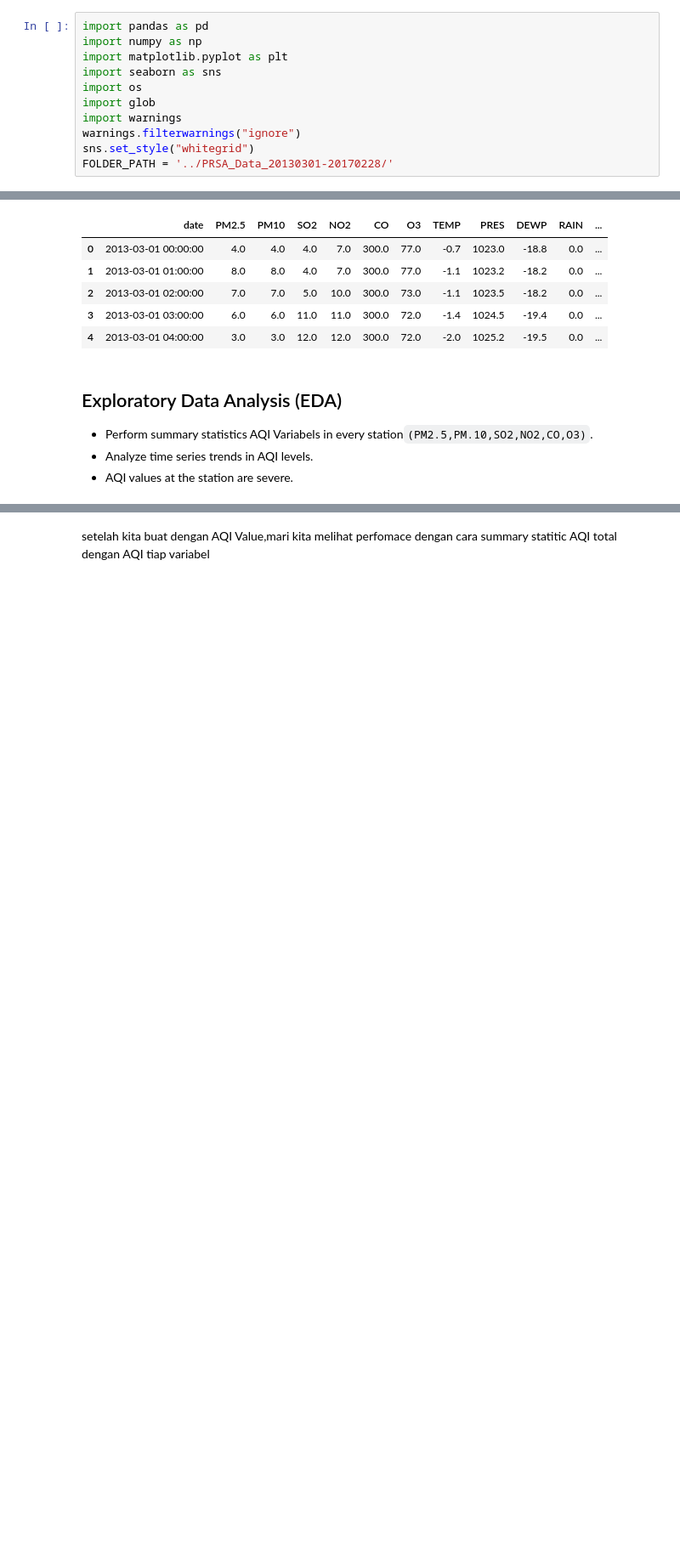
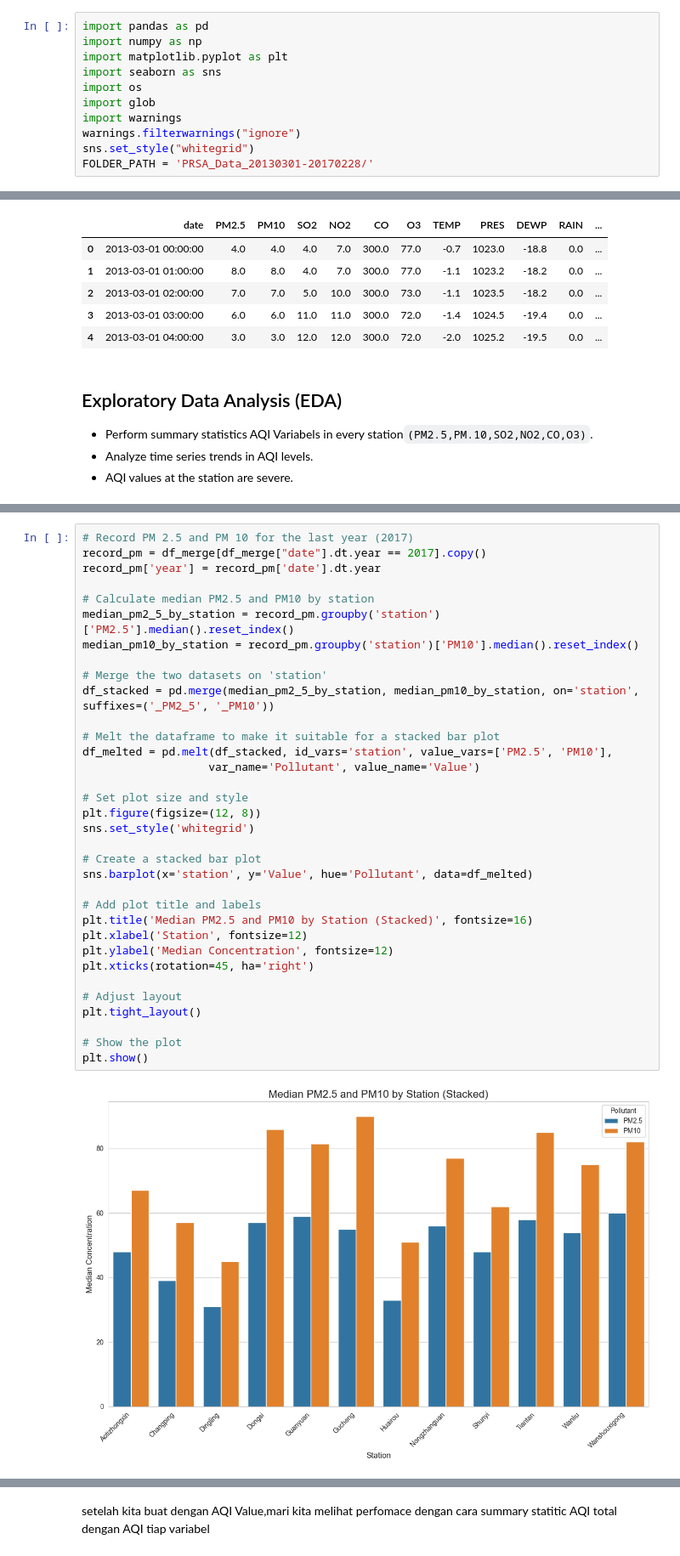
Before and after one commit to kayabaakihiko13/Tugas-Analytic-Dicoding, a Jupyter notebook: data_analytics.ipynb, the cells around one changed output, grey strips where cells are left out. Shown at 85% size. Drawn from its saved outputs; the diff is of its cells as text; blank space fills up the shorter version.

```diff
--- a/notebook/data_analytics.ipynb
+++ b/data_analytics.ipynb
@@ -18,7 +18,7 @@ import glob
 import warnings
 warnings.filterwarnings("ignore")
 sns.set_style("whitegrid")
-FOLDER_PATH = '../PRSA_Data_20130301-20170228/'
+FOLDER_PATH = 'PRSA_Data_20130301-20170228/'
 # %%
 csv_files = glob.glob(os.path.join(FOLDER_PATH, '*.csv'))
 
@@ -177,0 +180,36 @@ df_merge.head()
+# %%
+# Record PM 2.5 and PM 10 for the last year (2017)
+record_pm = df_merge[df_merge["date"].dt.year == 2017].copy()
+record_pm['year'] = record_pm['date'].dt.year
+
+# Calculate median PM2.5 and PM10 by station
+median_pm2_5_by_station = record_pm.groupby('station')['PM2.5'].median().reset_index()
+median_pm10_by_station = record_pm.groupby('station')['PM10'].median().reset_index()
+
+# Merge the two datasets on 'station'
+df_stacked = pd.merge(median_pm2_5_by_station, median_pm10_by_station, on='station', suffixes=('_PM2_5', '_PM10'))
+
+# Melt the dataframe to make it suitable for a stacked bar plot
+df_melted = pd.melt(df_stacked, id_vars='station', value_vars=['PM2.5', 'PM10'],
+                   var_name='Pollutant', value_name='Value')
+
+# Set plot size and style
+plt.figure(figsize=(12, 8))
+sns.set_style('whitegrid')
+
+# Create a stacked bar plot
+sns.barplot(x='station', y='Value', hue='Pollutant', data=df_melted)
+
+# Add plot title and labels
+plt.title('Median PM2.5 and PM10 by Station (Stacked)', fontsize=16)
+plt.xlabel('Station', fontsize=12)
+plt.ylabel('Median Concentration', fontsize=12)
+plt.xticks(rotation=45, ha='right')
+
+# Adjust layout
+plt.tight_layout()
+
+# Show the plot
+plt.show()
+# %% [output]
+[figure, added]
```
Also changed, not shown: parts of 8 cells of this notebook, 4 other files.
